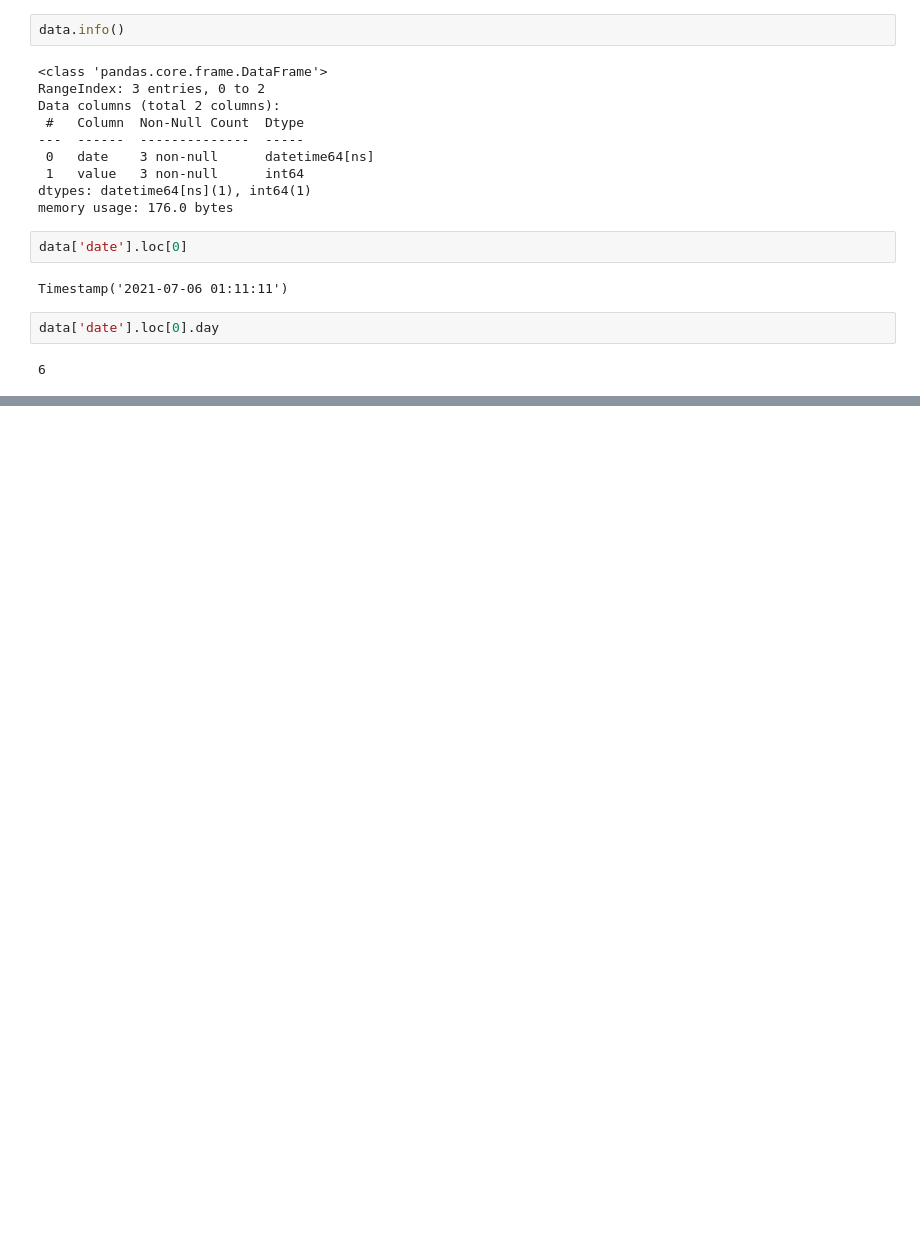
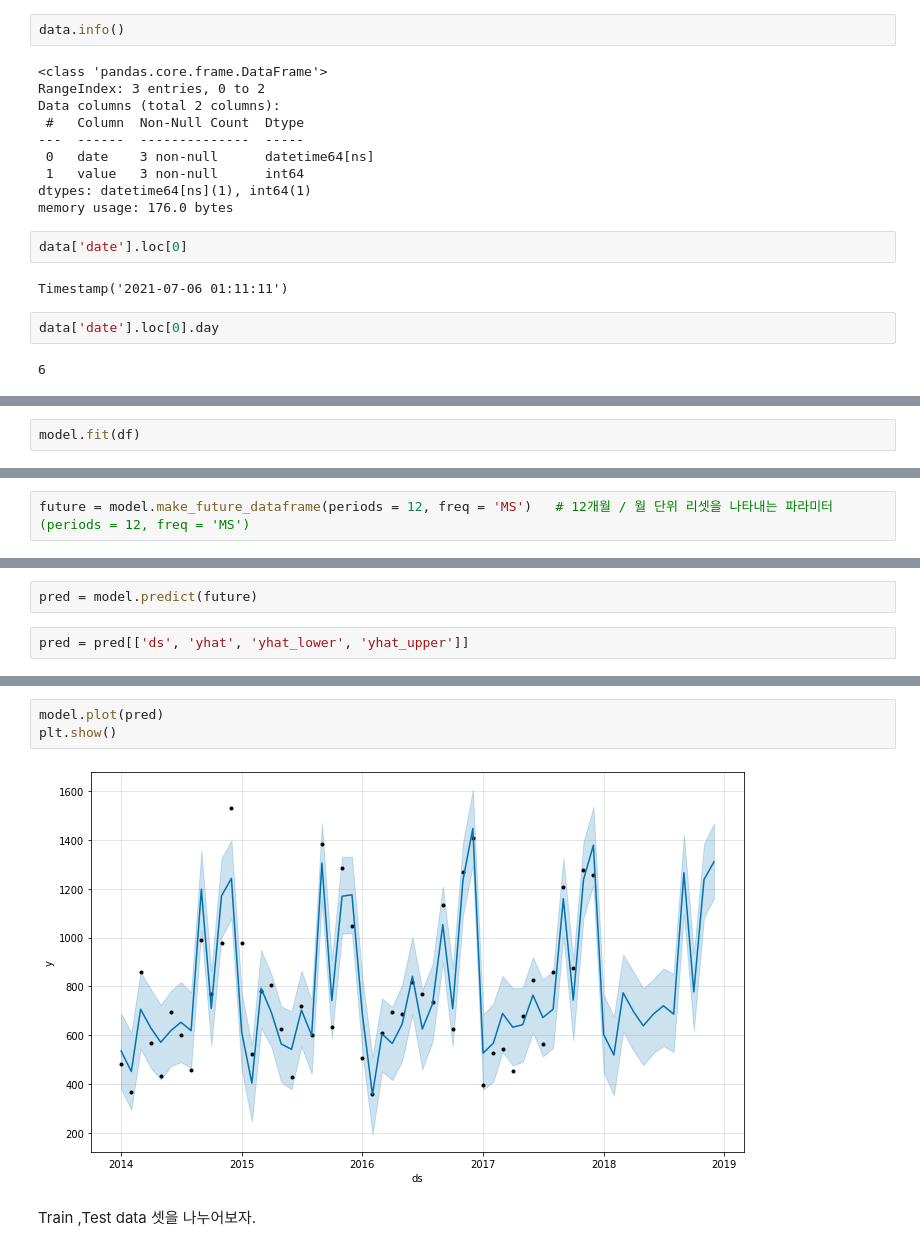
Before and after one commit to goldang01/E-Commerce, a Jupyter notebook: Chapter08.Times Series.ipynb, the cells around one changed output, grey strips where cells are left out. Cells and saved outputs as stored; diff of their text form; blank space fills up the shorter version.

```diff
--- a/Chapter08.Times Series.ipynb
+++ b/Chapter08.Times Series.ipynb
@@ -164,0 +818,2 @@ data['date'].loc[0].day
+# %%
+model.fit(df)
@@ -164,0 +826,2 @@ data['date'].loc[0].day
+# %%
+future = model.make_future_dataframe(periods = 12, freq = 'MS')   # 12개월 / 월 단위 리셋을 나타내는 파라미터 (periods = 12, freq = 'MS')
@@ -164,0 +868,4 @@ data['date'].loc[0].day
+# %%
+pred = model.predict(future)
+# %%
+pred = pred[['ds', 'yhat', 'yhat_lower', 'yhat_upper']]
@@ -164,0 +892,7 @@ data['date'].loc[0].day
+# %%
+model.plot(pred)
+plt.show()
+# %% [output]
+[figure, added]
+# %% [markdown]
+Train ,Test data 셋을 나누어보자.
```
Also changed, not shown: parts of 157 cells of this notebook, 1 other file.
